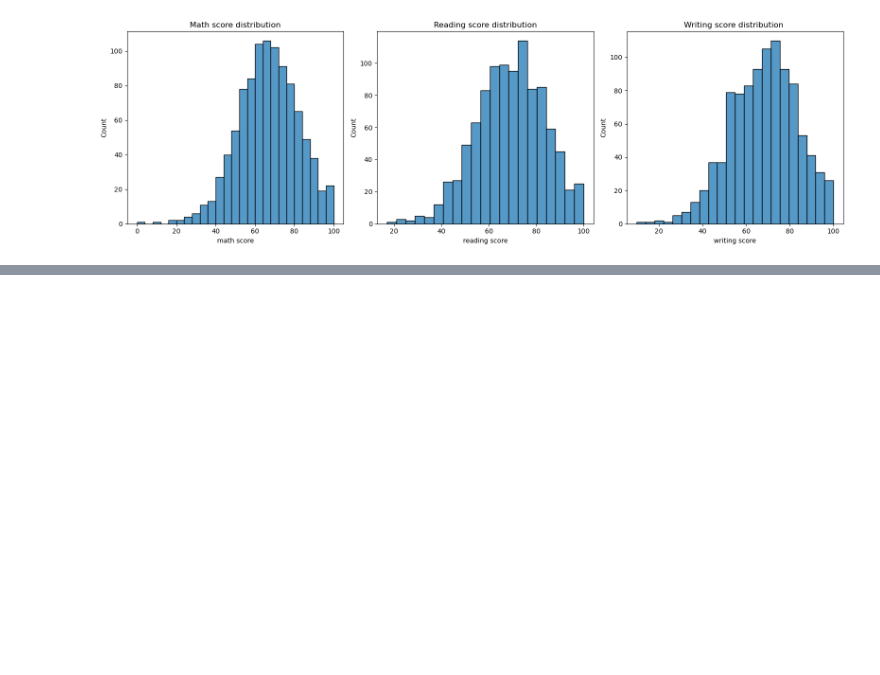
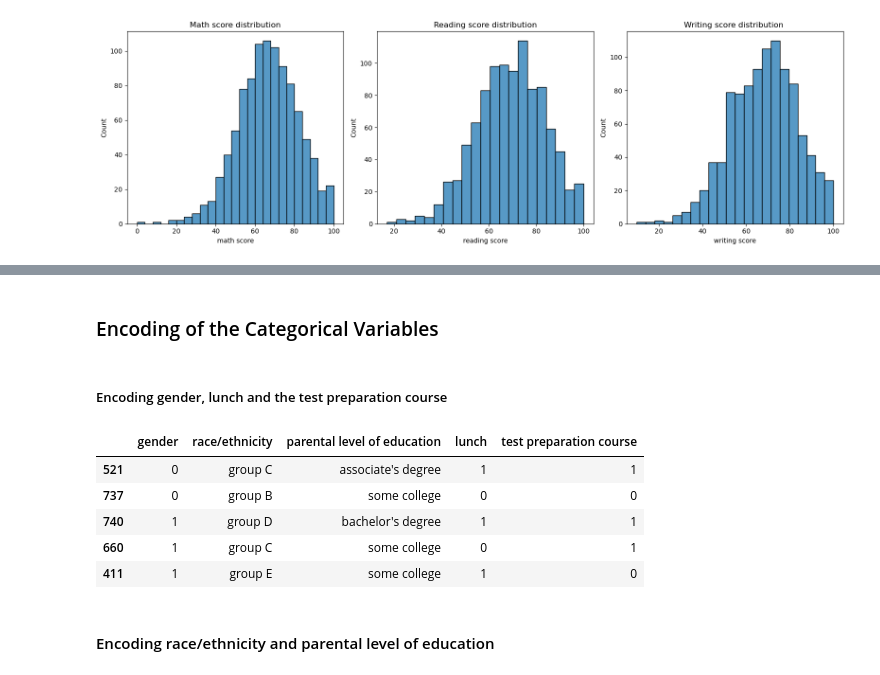
Before and after one commit to adam04-D/Simple-Linear-Regression-from-Scratch, a Jupyter notebook: reg-multipe/reg-mult.ipynb, the cells around one changed output, grey strips where cells are left out. Drawn from its saved outputs; the diff is of its cells as text; code cells hidden in the pictures; blank space fills up the shorter version.

```diff
--- a/reg-multipe/reg-mult.ipynb
+++ b/reg-multipe/reg-mult.ipynb
@@ -145,3 +146,9 @@ ax3.set_title('Writing score distribution ', size=12)
 plt.tight_layout()
 # %% [output]
 [figure]
+# %%
+for col in num_cols:
+    print(f'---------------------{col}-------------------------')
+    print(f'Skewness of {col}:{StudentsPerformance[col].skew()} ')
+    print(f'Kurtosis of {col}: {StudentsPerformance[col].kurtosis()}\n')
+    print('\n')
@@ -147,0 +171,5 @@ plt.tight_layout()
+# %%
+for col in num_cols:
+    print(f'mean of {col}: {StudentsPerformance[col].mean()}')
+    print(f'Median of {col}: {StudentsPerformance[col].median()}')
+    print()
@@ -147,0 +231,32 @@ plt.tight_layout()
+# %% [markdown]
+### Encoding of the Categorical Variables
+# %% [markdown]
+##### Encoding gender, lunch and the test preparation course
+# %%
+data = StudentsPerformance.copy()
+
+list_predictors = data.columns.tolist()
+list_predictors.remove('math score')
+list_predictors.remove('reading score')
+list_predictors.remove('writing score')
+
+lab_enc= LabelEncoder()
+lab_enc_cols= ['gender','lunch', 'test preparation course']
+
+X_train, X_test, y_train, y_test =train_test_split(data[list_predictors], data['math score'], test_size=0.2, random_state=42)
+
+
+for col in lab_enc_cols:
+    X_train[col]= lab_enc.fit_transform(X_train[col])
+    X_test[col]= lab_enc.transform(X_test[col])
+
+X_test.head()
+# %% [output]
+|  | gender | race/ethnicity | parental level of education | lunch | test preparation course |
+| 521 | 0 | group C | associate's degree | 1 | 1 |
+| 737 | 0 | group B | some college | 0 | 0 |
+| 740 | 1 | group D | bachelor's degree | 1 | 1 |
+| 660 | 1 | group C | some college | 0 | 1 |
+| 411 | 1 | group E | some college | 1 | 0 |
+# %% [markdown]
+#### Encoding race/ethnicity and parental level of education
```
Also changed, not shown: parts of 6 cells of this notebook.
